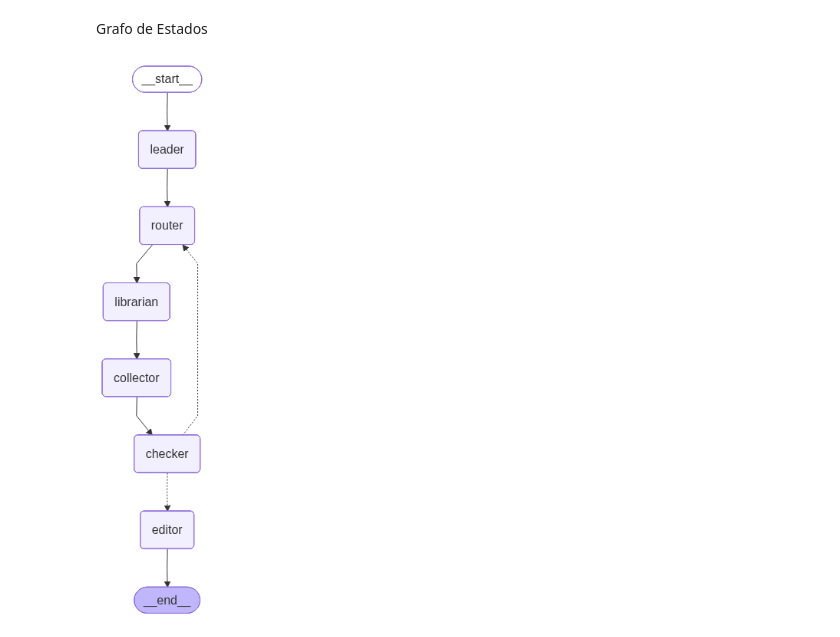
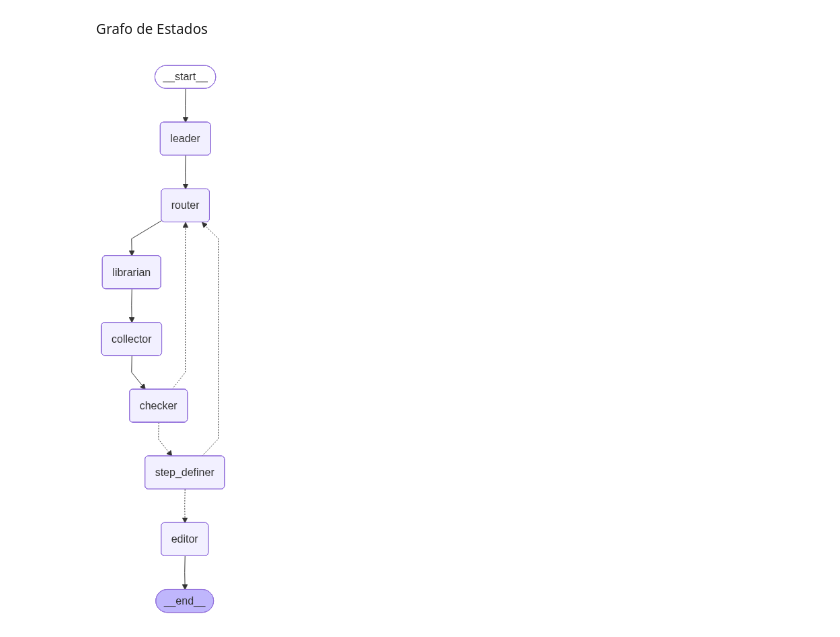
Before and after one commit to matheuskid/multi-agent-rag-km, a Jupyter notebook: Rag-Agentica.ipynb, the cells around one changed output. Cells and saved outputs as stored; diff of their text form; code cells hidden in the pictures.

```diff
--- a/Rag-Agentica.ipynb
+++ b/Rag-Agentica.ipynb
@@ -154,7 +154,7 @@ legislativo_manager = VectorStoreManager("data/legislativo", "vectorstores/legis
 vectorstores = {
     "estrategico": estrategico_manager.get_vectorstore(),
     "executivo": executivo_manager.get_vectorstore(),
-    "legislativo": legislativo_manager.get_vectorstore(),
+    "legislativo": legislativo_manager.get_vectorstore()
 }
 
 # Criamos os retrievers aprimorados para o bibliotecário
@@ -165,7 +165,7 @@ def criar_multi_query_retriever(manager, llm_model):
 retrievers = {
     "estrategico": criar_multi_query_retriever(estrategico_manager, llm),
     "executivo": criar_multi_query_retriever(executivo_manager, llm),
-    "lesgilativo": criar_multi_query_retriever(legislativo_manager, llm),
+    "legislativo": criar_multi_query_retriever(legislativo_manager, llm),
 }
 
 print("--- Configuração Concluída ---")
@@ -270,7 +270,6 @@ def step_definer_agent(state: GraphState):
         "INSTRUÇÕES:\n"
         "1. **Verificar Redundância:** Se a 'Memória' já contém a resposta completa para o primeiro passo dos 'Passos Futuros', responda apenas 'FINALIZADO'.\n"
         "2. **Refinar Consulta:** Se o passo ainda for necessário, reescreva-o para ser uma consulta detalhada e autossuficiente. "
-        "Inclua entidades ou IDs relevantes encontrados na 'Memória'.\n"
         "3. **Concisão:** Responda APENAS com a string da consulta refinada (ou 'FINALIZADO'). Não escreva 'Tipo de Tarefa' nem explicações.\n\n"
 
         "Próximo Passo:"
@@ -290,7 +289,7 @@ def step_definer_agent(state: GraphState):
 
     refined_next_step = response.strip()
 
-    print(f"   📝 Próximo passo refinado: '{refined_next_step}'")
+    print(f"Próximo passo refinado: '{refined_next_step}'")
 
     # --- LOGIC TO HANDLE OUTPUT ---
 
@@ -490,37 +494,21 @@ def editor_agent(state: GraphState):
 Grafo de Estados
 # %%
 # --- 1. Define Conditional Logic ---
-
-# Logic A: After Validation (Checker/Validator)
-# Decide if we retry the CURRENT step, finish early, or move to refinement.
 def checker_decision(state: GraphState):
     feedback = state.get("feedback")
 
     if feedback == "retry":
-        # Case A: Validation failed (e.g., bad search results).
-        # Action: Go back to Router to try a different domain/strategy for the SAME step.
         return "router"
 
-    elif feedback == "finished":
-        # Case B: The Validator realized we are done (rare, usually handles strictly validation).
-        return "editor"
-
     else:
-        # Case C: Success! The current step provided good info.
-        # Action: Go to Step Definer to see if this info changes the FUTURE steps.
         return "step_definer"
 
-# Logic B: After Refinement (Step Definer)
-# Decide if there is a next step or if the plan is empty.
 def definer_decision(state: GraphState):
     feedback = state.get("feedback")
 
     if feedback == "finished":
-        # Case A: No future steps left (or Step Definer dropped them as redundant).
         return "editor"
     else:
-        # Case B: We have a refined 'current_step'.
-        # Action: Execute it!
         return "router"
 
 # --- 2. Build the Graph ---
@@ -553,35 +541,34 @@ workflow.add_edge("collector", "checker")
 workflow.add_conditional_edges(
     "checker",
     checker_decision,
     {
         "router": "router",           # Retry Loop
-        "editor": "editor",           # Early Exit
         "step_definer": "step_definer" # Success -> Refinement
     }
 )
 
 # Conditional Edge 2: From Step Definer
 workflow.add_conditional_edges(
     "step_definer",
     definer_decision,
     {
         "router": "router", # Execute Next Refined Step
         "editor": "editor"  # Done
     }
 )
 
 # End
 workflow.add_edge("editor", END)
 
 # Compile
 app = workflow.compile()
 
 from IPython.display import Image, display
 
 # Exibe a imagem correta do grafo
 display(Image(app.get_graph(xray=True).draw_mermaid_png()))
 # %% [output]
-[figure, old version]
+[figure, new version]
 # %%
 try:
     query_teste = "Como funciona a contratação de novos profissionais e quais as conformidades legais envolvidas?"
```
Also changed, not shown: parts of 3 cells of this notebook.
